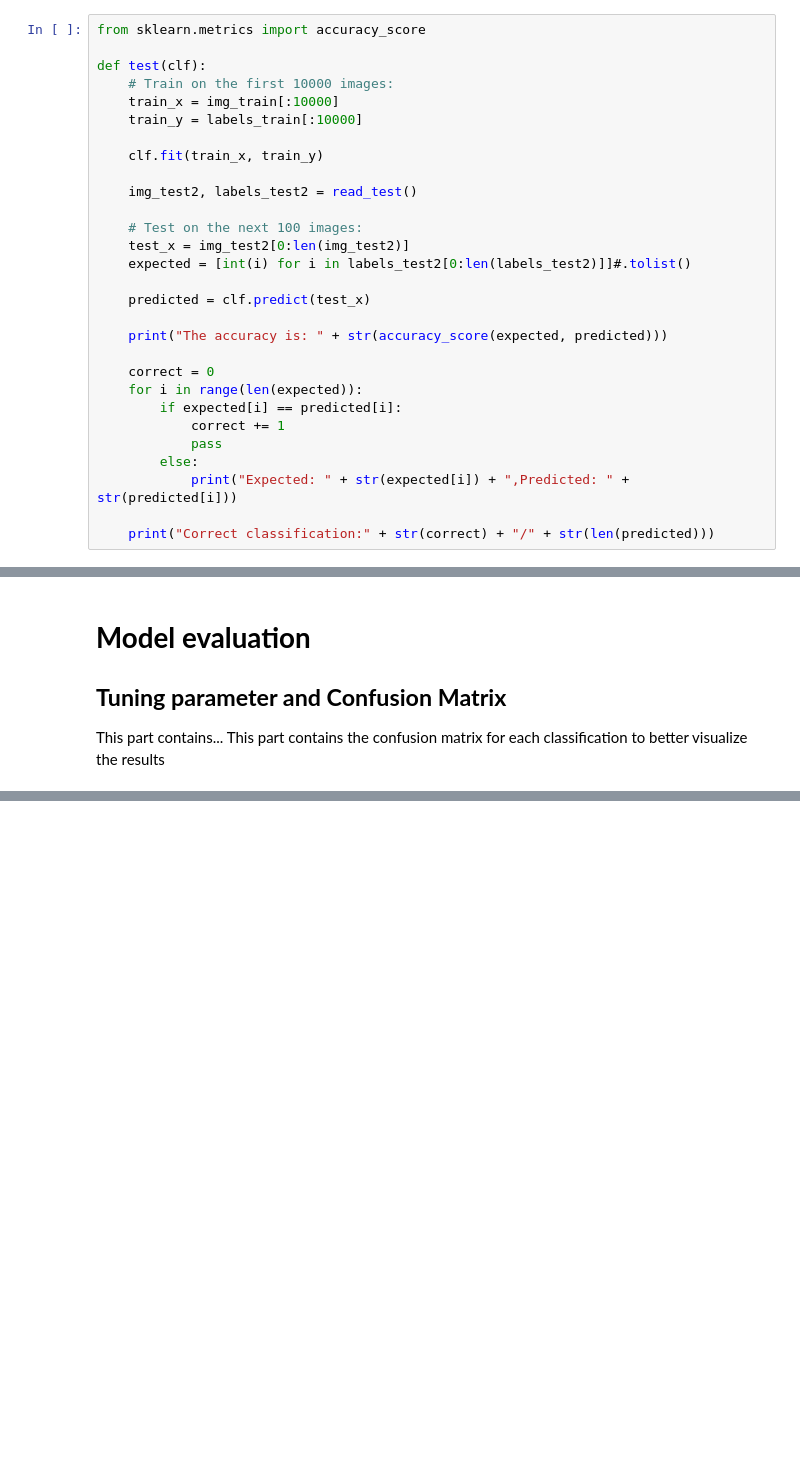
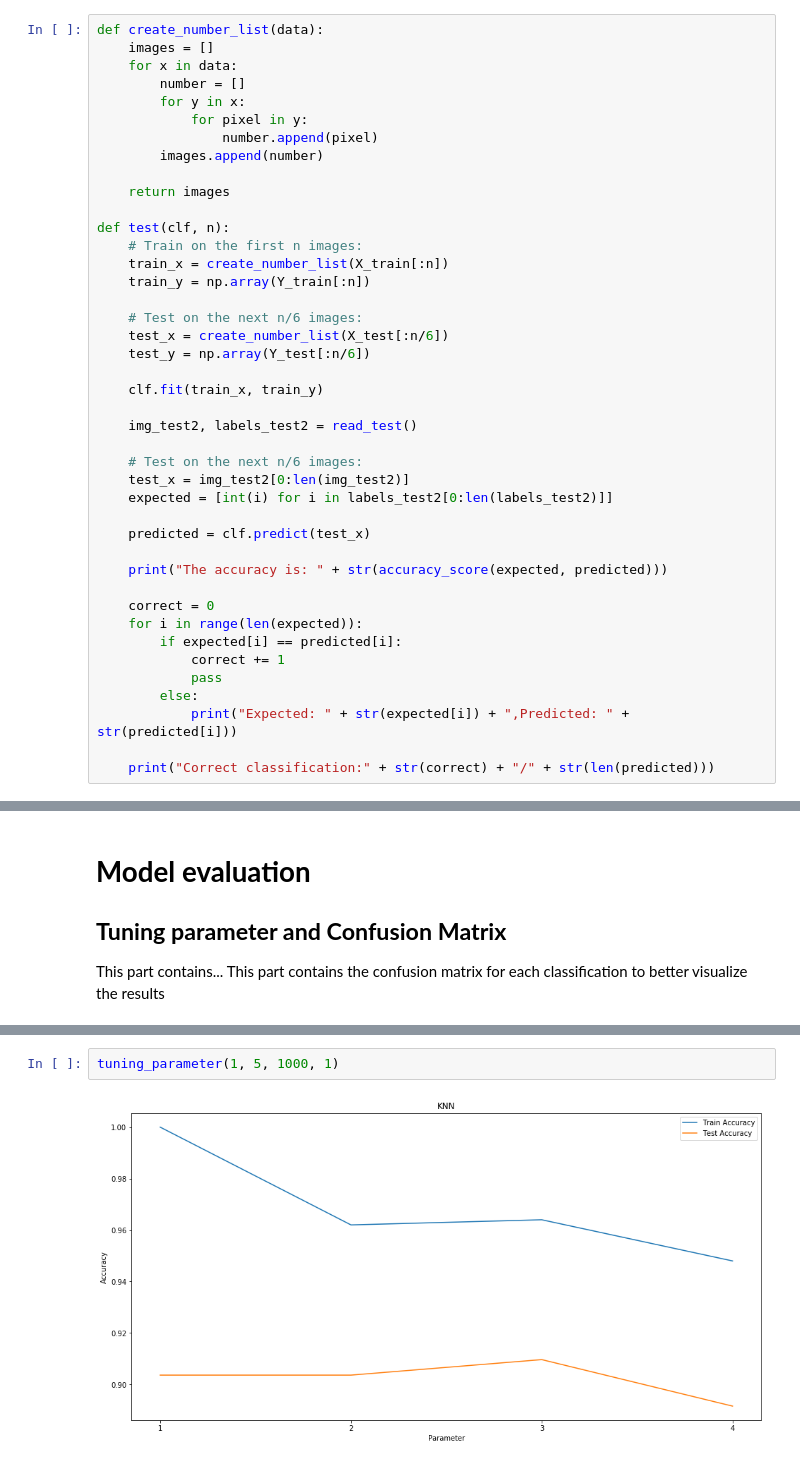
Before and after one commit to fernandolucasaa/Dice-Identification, a Jupyter notebook: main.ipynb, the cells around one changed output, grey strips where cells are left out. Saved outputs shown, nothing was run; the diff lists cells and outputs as text; blank space fills up the shorter version.

```diff
--- a/main.ipynb
+++ b/main.ipynb
@@ -217,20 +185,33 @@ def read_test():
 
     return image, labels
 # %%
-from sklearn.metrics import accuracy_score
+def create_number_list(data):
+    images = []
+    for x in data:
+        number = []
+        for y in x:
+            for pixel in y:
+                number.append(pixel)
+        images.append(number)
 
-def test(clf):
-    # Train on the first 10000 images:
-    train_x = img_train[:10000]
-    train_y = labels_train[:10000]
+    return images
+
+def test(clf, n):
+    # Train on the first n images:
+    train_x = create_number_list(X_train[:n])
+    train_y = np.array(Y_train[:n])
+
+    # Test on the next n/6 images:
+    test_x = create_number_list(X_test[:n/6])
+    test_y = np.array(Y_test[:n/6])
 
     clf.fit(train_x, train_y)
 
     img_test2, labels_test2 = read_test()
 
-    # Test on the next 100 images:
+    # Test on the next n/6 images:
     test_x = img_test2[0:len(img_test2)]
-    expected = [int(i) for i in labels_test2[0:len(labels_test2)]]#.tolist()
+    expected = [int(i) for i in labels_test2[0:len(labels_test2)]]
 
     predicted = clf.predict(test_x)
 
@@ -451 +488,5 @@ def plot_confusion_matrix(cm, classes,title='Confusion matrix',cmap=plt.cm.Blues
+# %%
+tuning_parameter(1, 5, 1000, 1)
+# %% [output]
+[figure, added]
 # %% [markdown]
```
Also changed, not shown: parts of 38 cells of this notebook, 16 other files.
